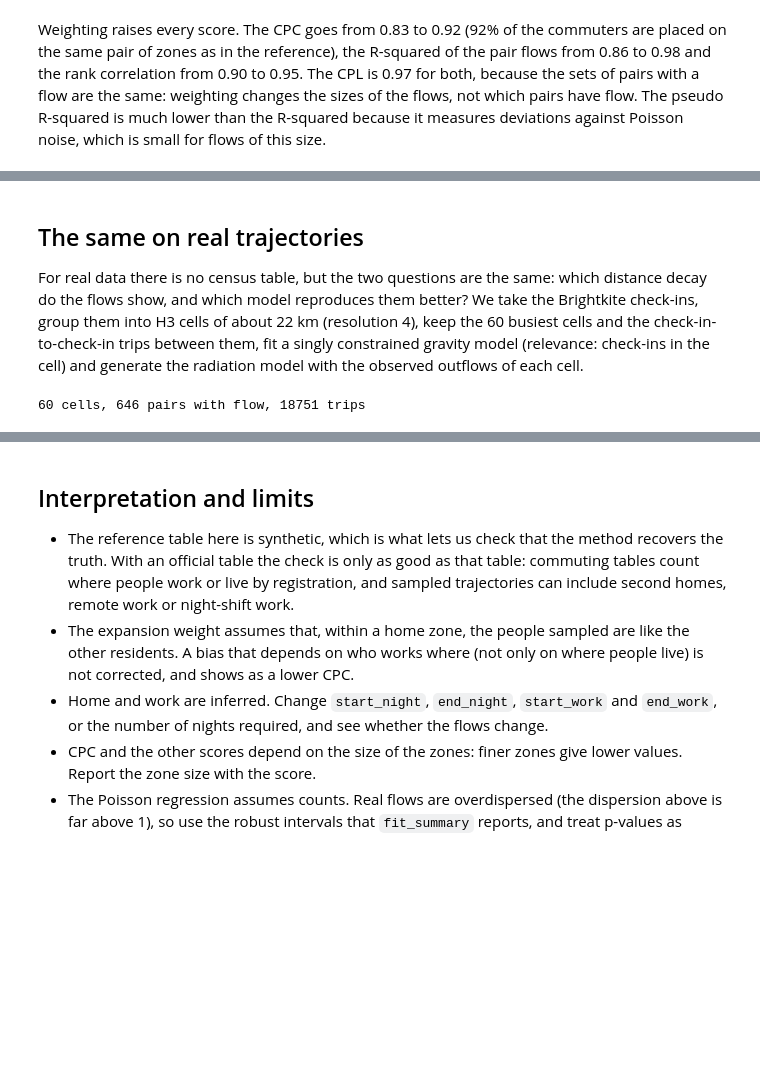
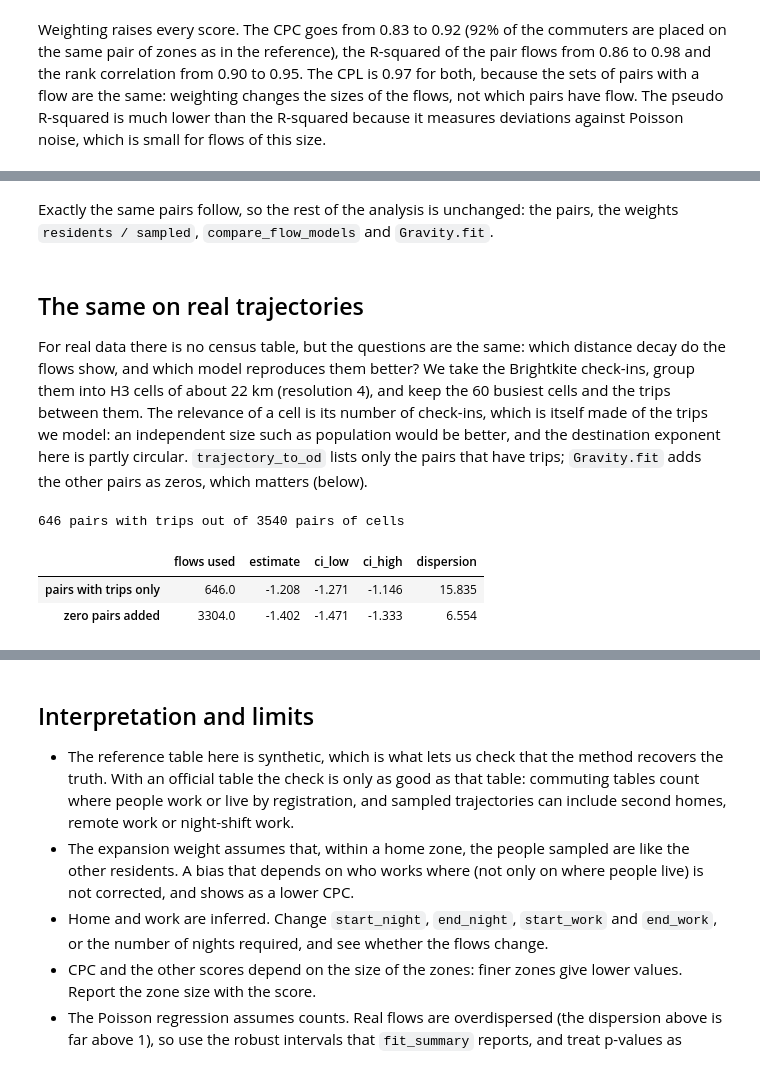
Before and after one commit to gefgu/fastmob, a Jupyter notebook: docs/src/learn/validate-against-census-flows.ipynb, the cells around one changed output, grey strips where cells are left out. Cells and saved outputs as stored; diff of their text form; code cells hidden in the pictures; blank space fills up the shorter version.

```diff
--- a/docs/src/learn/validate-against-census-flows.ipynb
+++ b/docs/src/learn/validate-against-census-flows.ipynb
@@ -211,7 +240,9 @@ The reference table gives -1.800 with an interval of -1.803 to -1.798, so the me
+# %% [markdown]
+Exactly the same pairs follow, so the rest of the analysis is unchanged: the pairs, the weights `residents / sampled`, `compare_flow_models` and `Gravity.fit`.
 # %% [markdown]
 ## The same on real trajectories
 
-For real data there is no census table, but the two questions are the same: which distance decay do the flows show, and which model reproduces them better? We take the Brightkite check-ins, group them into H3 cells of about 22 km (resolution 4), keep the 60 busiest cells and the check-in-to-check-in trips between them, fit a singly constrained gravity model (relevance: check-ins in the cell) and generate the radiation model with the observed outflows of each cell.
+For real data there is no census table, but the questions are the same: which distance decay do the flows show, and which model reproduces them better? We take the Brightkite check-ins, group them into H3 cells of about 22 km (resolution 4), and keep the 60 busiest cells and the trips between them. The relevance of a cell is its number of check-ins, which is itself made of the trips we model: an independent size such as population would be better, and the destination exponent here is partly circular. `trajectory_to_od` lists only the pairs that have trips; `Gravity.fit` adds the other pairs as zeros, which matters (below).
 # %%
 from fastmob.data import load_brightkite
 
@@ -228,35 +259,49 @@ cells = fastmob.latlng_to_h3(checkins, resolution=4).rename(
     columns={"h3_cell": "tile_id"}
 )
 busiest = cells.groupby("tile_id").size().rename("relevance").nlargest(60)
-trips = fastmob.trajectory_to_od(checkins, resolution=4).rename(
-    columns={"count": "flow"}
-)
-trips = trips[
-    trips["origin"].isin(busiest.index)
-    & trips["destination"].isin(busiest.index)
-    & (trips["origin"] != trips["destination"])
-]
 centres = fastmob.h3_to_latlng(pd.DataFrame({"h3_cell": busiest.index})).rename(
     columns={"h3_cell": "tile_id", "center_lat": "lat", "center_lng": "lng"}
 )
-cells_table = (
-    centres.join(busiest, on="tile_id")
-    .join(trips.groupby("origin")["flow"].sum().rename("tot_outflow"), on="tile_id")
-    .fillna({"tot_outflow": 0})
-)
-real_locations = Locations.from_tessellation(
-    cells_table, tile_id_col="tile_id", lat_col="lat", lng_col="lng"
-)
-observed = FlowDataFrame(
-    trips.reset_index(drop=True), locations=real_locations, tile_id="tile_id"
-)
-print(
-    len(cells_table),
-    "cells,",
-    len(trips),
-    "pairs with flow,",
-    int(trips["flow"].sum()),
-    "trips",
-)
+
+
+def cell_flows(frame):
+    """Observed flows between the busiest cells, for the given check-ins, with their catalogue."""
+    trips = fastmob.trajectory_to_od(frame, resolution=4).rename(
+        columns={"count": "flow"}
+    )
+    trips = trips[
+        trips["origin"].isin(busiest.index)
+        & trips["destination"].isin(busiest.index)
+        & (trips["origin"] != trips["destination"])
+    ].reset_index(drop=True)
+    table = (
+        centres.join(busiest, on="tile_id")
+        .join(trips.groupby("origin")["flow"].sum().rename("tot_outflow"), on="tile_id")
+        .fillna({"tot_outflow": 0})
+    )
+    catalogue = Locations.from_tessellation(
+        table, tile_id_col="tile_id", lat_col="lat", lng_col="lng"
+    )
+    return FlowDataFrame(trips, locations=catalogue, tile_id="tile_id"), catalogue
+
+
+observed, real_locations = cell_flows(checkins)
+print(len(observed.to_pandas()), "pairs with trips out of", 60 * 59, "pairs of cells")
 # %% [output]
-60 cells, 646 pairs with flow, 18751 trips
+646 pairs with trips out of 3540 pairs of cells
+# %%
+rows = {}
+for label, include in (("pairs with trips only", False), ("zero pairs added", True)):
+    model = Gravity(gravity_type="singly constrained")
+    model.fit(observed, include_zeros=include)
+    fit = model.fit_summary().to_pandas().set_index("parameter")
+    rows[label] = {
+        "flows used": model.fit_statistics()["n_observations"],
+        **fit.loc["distance_coefficient", ["estimate", "ci_low", "ci_high"]],
+        "dispersion": model.fit_statistics()["dispersion"],
+    }
+pd.DataFrame(rows).T.round(3)
+# %% [output]
+|  | flows used | estimate | ci_low | ci_high | dispersion |
+| pairs with trips only | 646.0 | -1.208 | -1.271 | -1.146 | 15.835 |
+| zero pairs added | 3304.0 | -1.402 | -1.471 | -1.333 | 6.554 |
```
Also changed, not shown: parts of 10 cells of this notebook, 14 other files.
